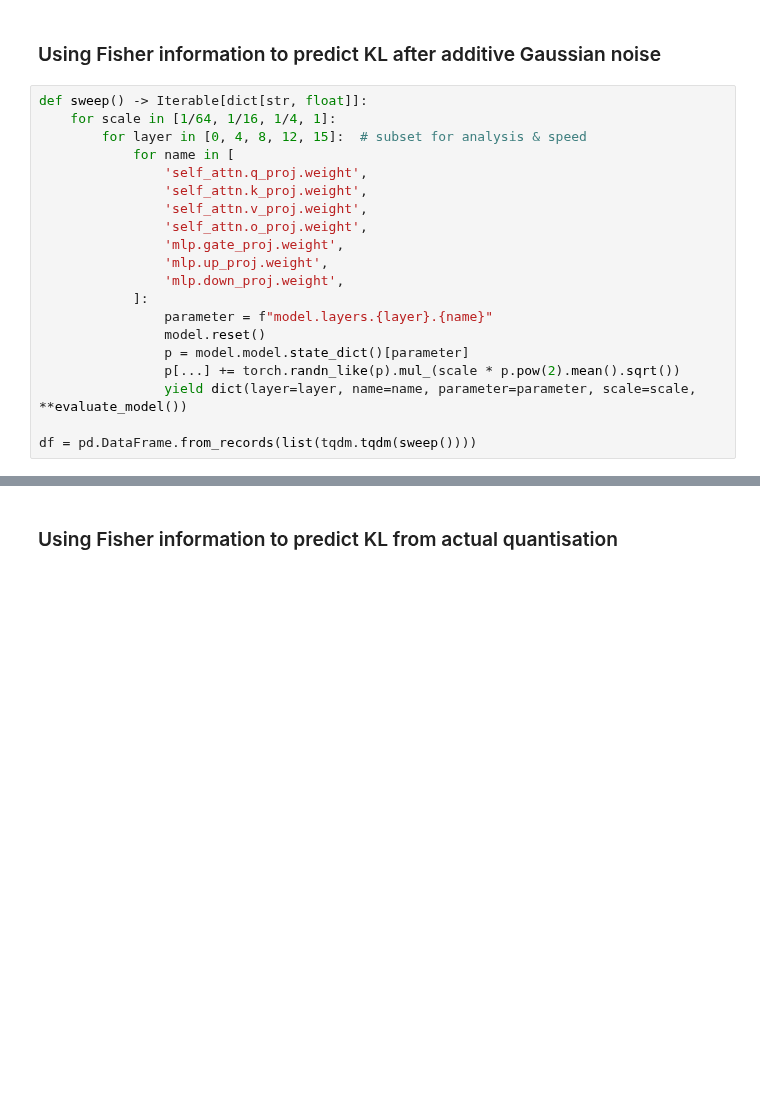
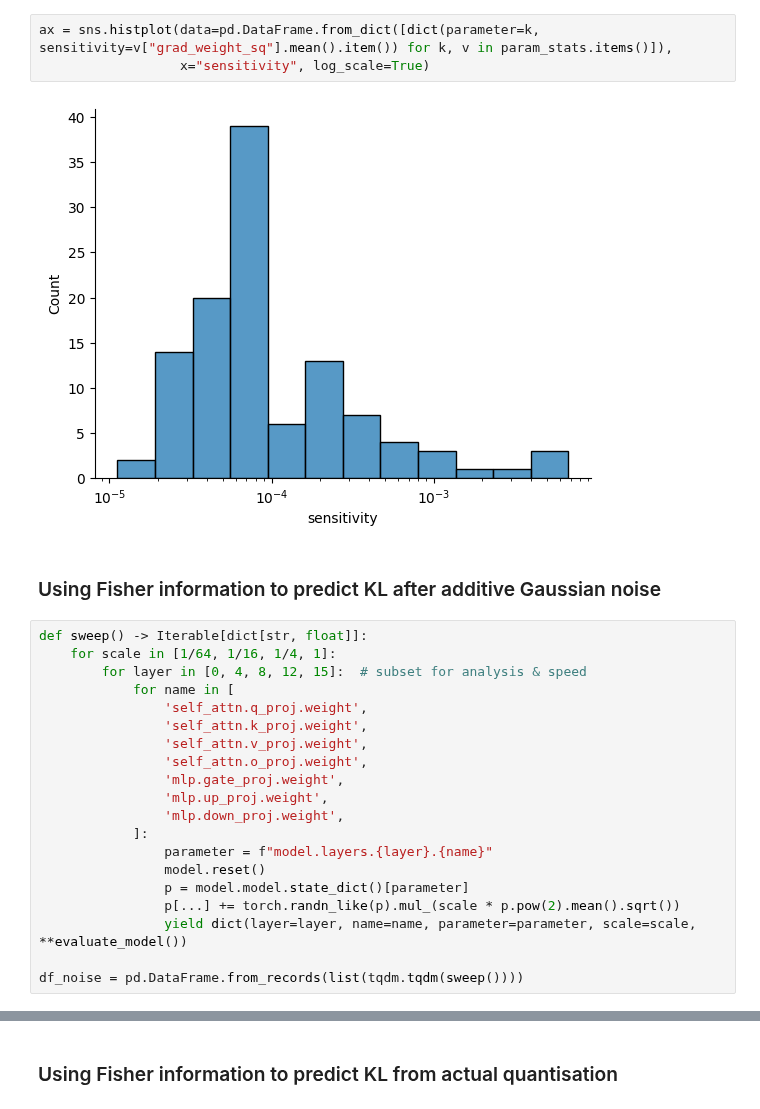
Before and after one commit to graphcore-research/llama-mobile-vlm, a Jupyter notebook: 20250127-FormatsCascade/archive/0414-SensitivityPrediction.ipynb, the cells around one changed output, grey strips where cells are left out. Saved outputs shown, nothing was run; the diff lists cells and outputs as text; blank space fills up the shorter version.

```diff
--- a/20250127-FormatsCascade/archive/0414-SensitivityPrediction.ipynb
+++ b/20250127-FormatsCascade/archive/0414-SensitivityPrediction.ipynb
@@ -66,3 +77,8 @@ sensitivity_xent = absolute_sensitivity(model.model, "cross_entropy", progress=T
+# %%
+ax = sns.histplot(data=pd.DataFrame.from_dict([dict(parameter=k, sensitivity=v["grad_weight_sq"].mean().item()) for k, v in param_stats.items()]),
+                  x="sensitivity", log_scale=True)
+# %% [output]
+[figure, added]
 # %% [markdown]
 ### Using Fisher information to predict KL after additive Gaussian noise
 # %%
@@ -84,6 +100,6 @@ def sweep() -> Iterable[dict[str, float]]:
                 p[...] += torch.randn_like(p).mul_(scale * p.pow(2).mean().sqrt())
                 yield dict(layer=layer, name=name, parameter=parameter, scale=scale, **evaluate_model())
 
-df = pd.DataFrame.from_records(list(tqdm.tqdm(sweep())))
+df_noise = pd.DataFrame.from_records(list(tqdm.tqdm(sweep())))
 # %%
 ax = sns.scatterplot(
```
Also changed, not shown: parts of 20 cells of this notebook, 4 other files.
